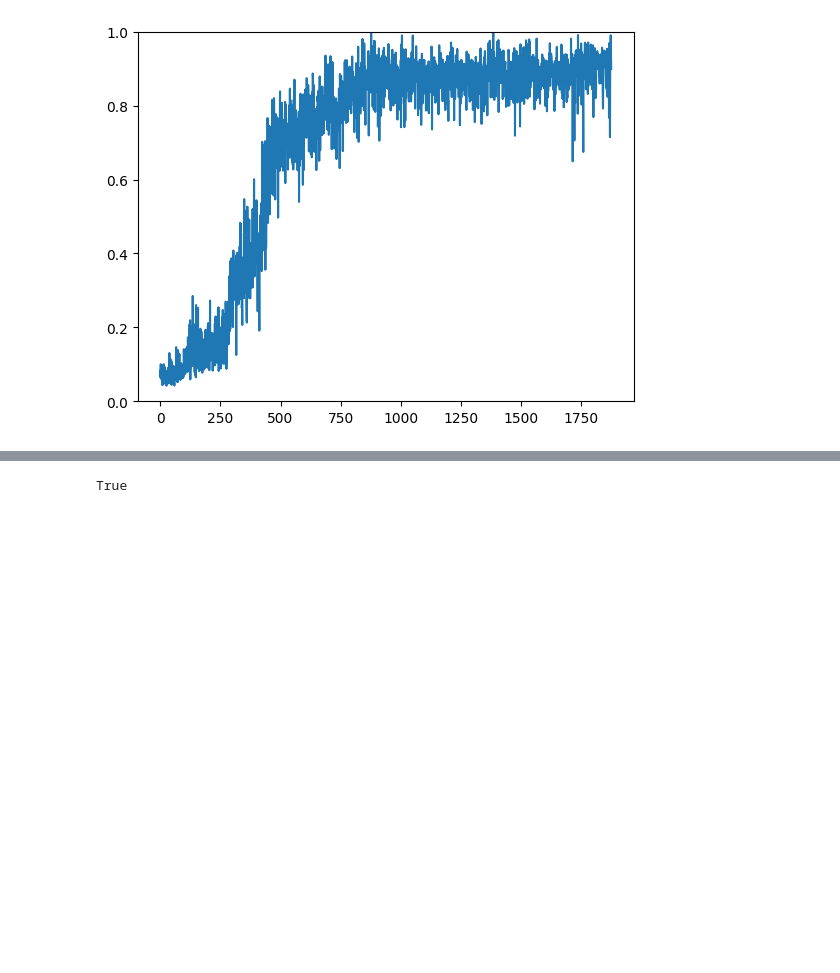
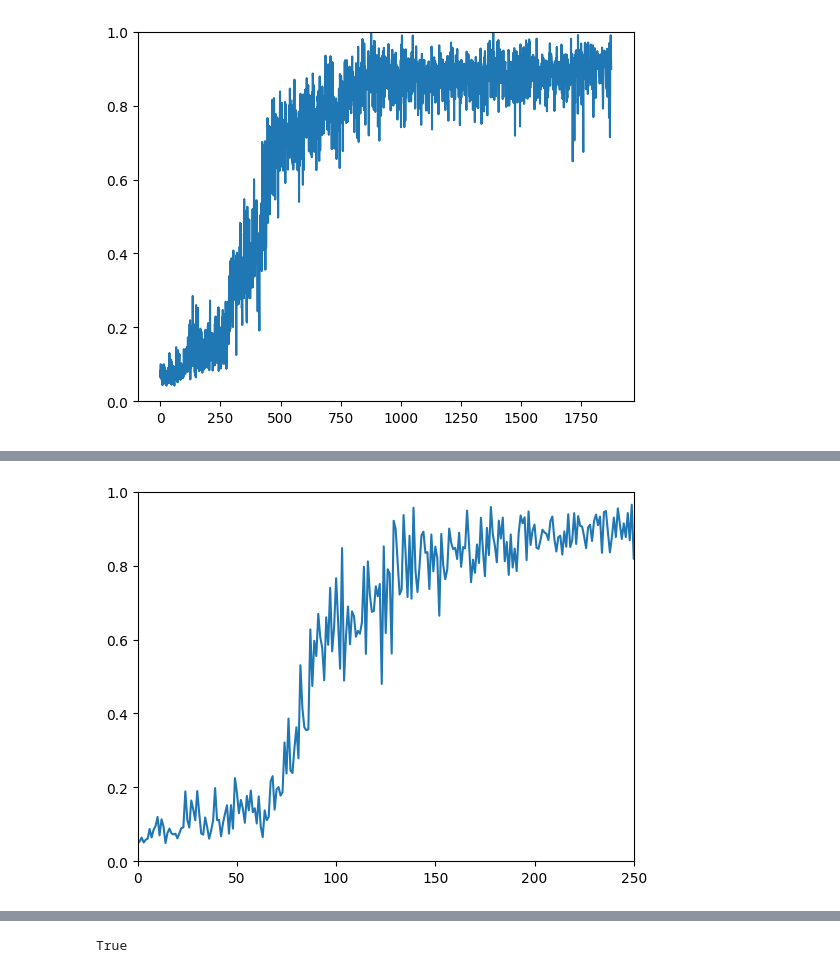
Before and after one commit to AADILab/influence-shaping, a Jupyter notebook: data_processing/process_stable.ipynb, the cells around one changed output, grey strips where cells are left out. Drawn from its saved outputs; the diff is of its cells as text; code cells hidden in the pictures; blank space fills up the shorter version.

```diff
--- a/data_processing/process_stable.ipynb
+++ b/data_processing/process_stable.ipynb
@@ -92,0 +94,13 @@ plt.show()
+# %%
+# Now let's run it again with the same random seed after I removed
+# a bunch of print statements and comments to make sure I didn't take out anything important
+fitness_dir = "/home/gonzaeve/influence-shaping/results/preliminary/may_20/stabilize_learning/multiple_evaluations_20_c/trial_0/fitness.csv"
+fitness_df = pd.read_csv(fitness_dir)
+plt.plot(fitness_df["team_fitness_aggregated"])
+plt.ylim([0,1])
+plt.xlim([0,250])
+plt.show()
+# This is strange. I'm setting random.seed(10) like I did for b, but I'm getting something
+# different. Admittedly, much better, but different, and I don't think it should be different
+# %% [output]
+[figure, added]
```
Also changed, not shown: parts of 6 cells of this notebook, 1 other file.
